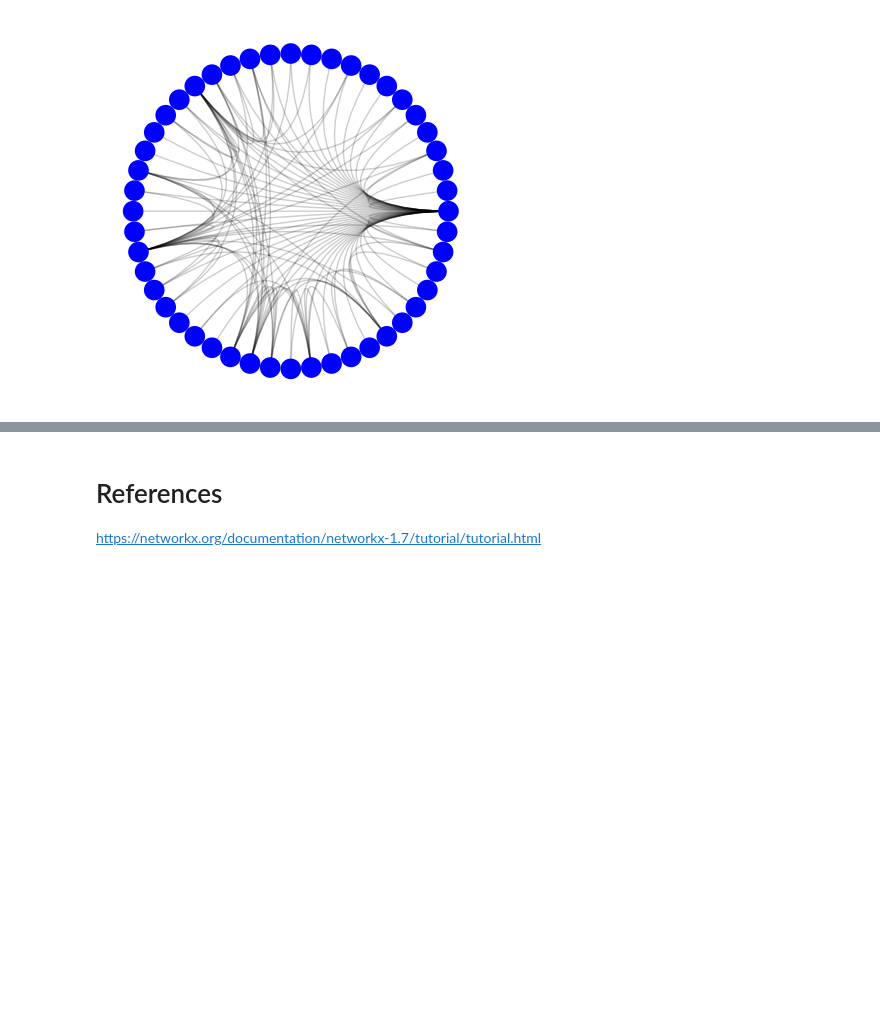
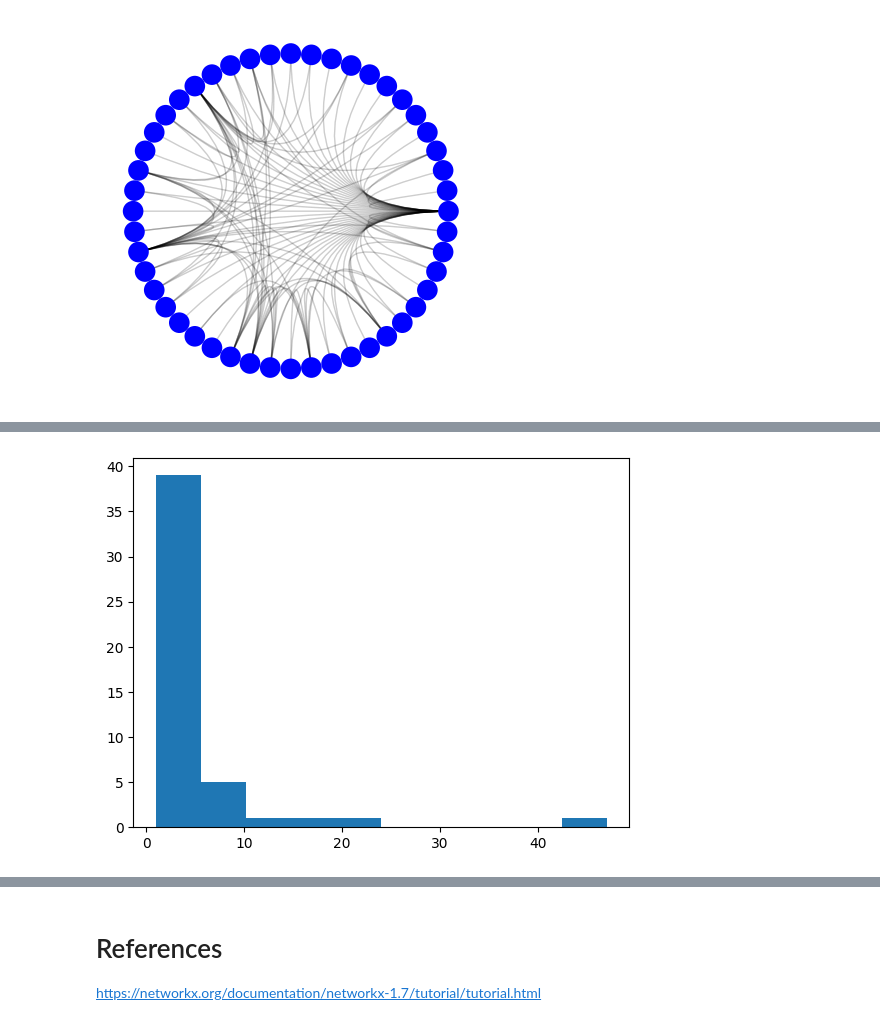
Before and after one commit to SankalpMehani/python-networkx-playground, a Jupyter notebook: NetworkX_Playground.ipynb, the cells around one changed output, grey strips where cells are left out. Drawn from its saved outputs; the diff is of its cells as text; code cells hidden in the pictures; blank space fills up the shorter version.

```diff
--- a/NetworkX_Playground.ipynb
+++ b/NetworkX_Playground.ipynb
@@ -159,0 +195,6 @@ plt.show()
+# %%
+# Compute the degree of every node
+degrees = [len([nbr for nbr in G.neighbors(n)]) for n in G.nodes()]
+
+# Print the degrees
+print(degrees)
@@ -159,0 +234,7 @@ plt.show()
+# %%
+# Plot a histogram of the degree distribution of the graph
+plt.figure()
+plt.hist(degrees)
+plt.show()
+# %% [output]
+[figure, added]
```
Also changed, not shown: parts of 10 cells of this notebook.
